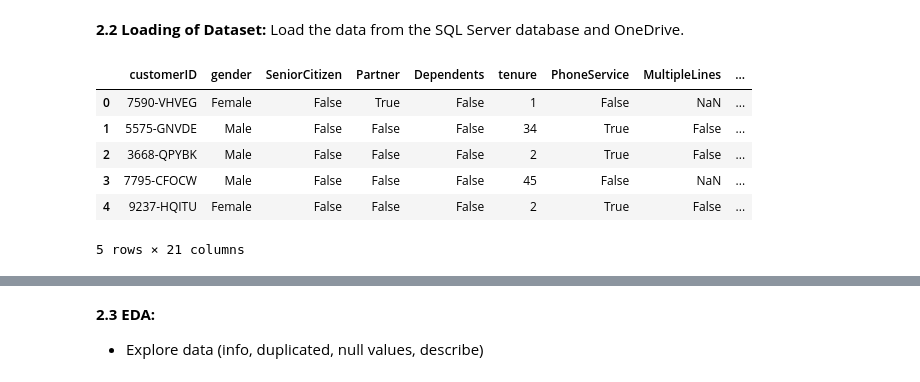
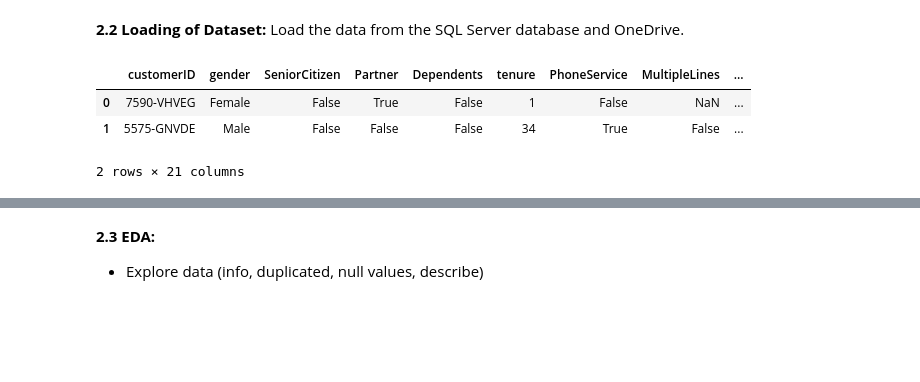
Before and after one commit to CodeGraceWanjiku/ML_Classification_Model, a Jupyter notebook: lp2.ipynb, the cells around one changed output, grey strips where cells are left out. Drawn from its saved outputs; the diff is of its cells as text; code cells hidden in the pictures; blank space fills up the shorter version.

```diff
--- a/lp2.ipynb
+++ b/lp2.ipynb
@@ -99,13 +118,11 @@ conn = pyodbc.connect(connection_string)
 # %%
 query= "select * from dbo.LP2_Telco_churn_first_3000"
 # %%
+# loading the first data using a csv
 first_data = pd.read_csv('churn_data.csv')
-first_data.head()
+first_data.head(2)
 # %% [output]
 |  | customerID | gender | SeniorCitizen | Partner | Dependents | tenure | PhoneService | MultipleLines | ... |
 | 0 | 7590-VHVEG | Female | False | True | False | 1 | False | NaN | ... |
 | 1 | 5575-GNVDE | Male | False | False | False | 34 | True | False | ... |
-| 2 | 3668-QPYBK | Male | False | False | False | 2 | True | False | ... |
-| 3 | 7795-CFOCW | Male | False | False | False | 45 | False | NaN | ... |
-| 4 | 9237-HQITU | Female | False | False | False | 2 | True | False | ... |
-5 rows × 21 columns
+2 rows × 21 columns
```
Also changed, not shown: parts of 121 cells of this notebook.
